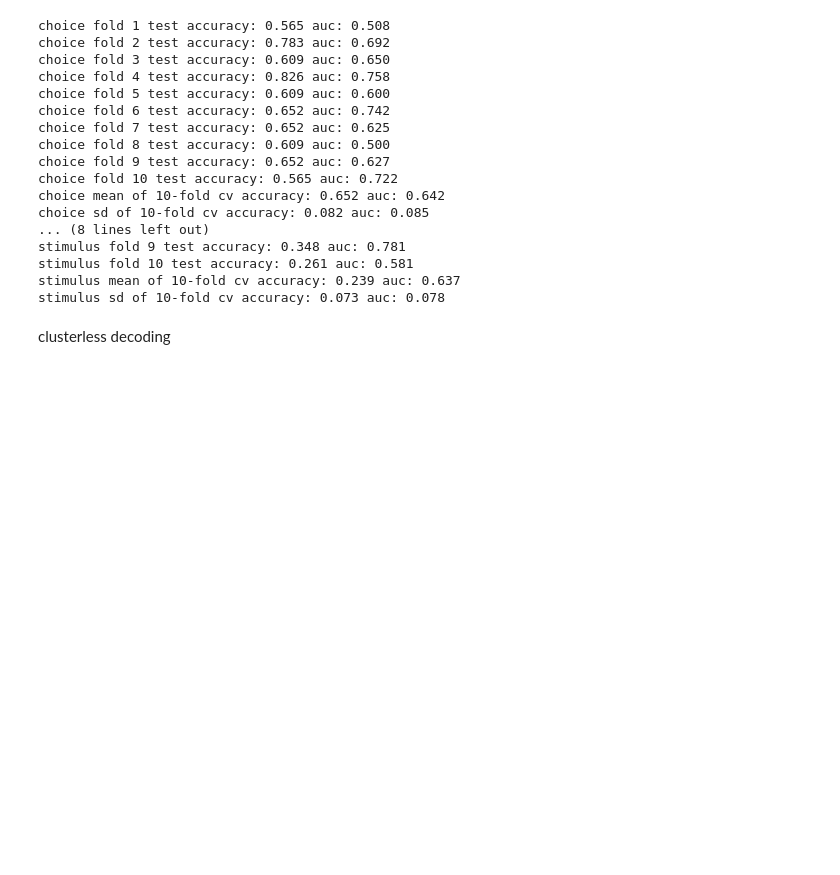
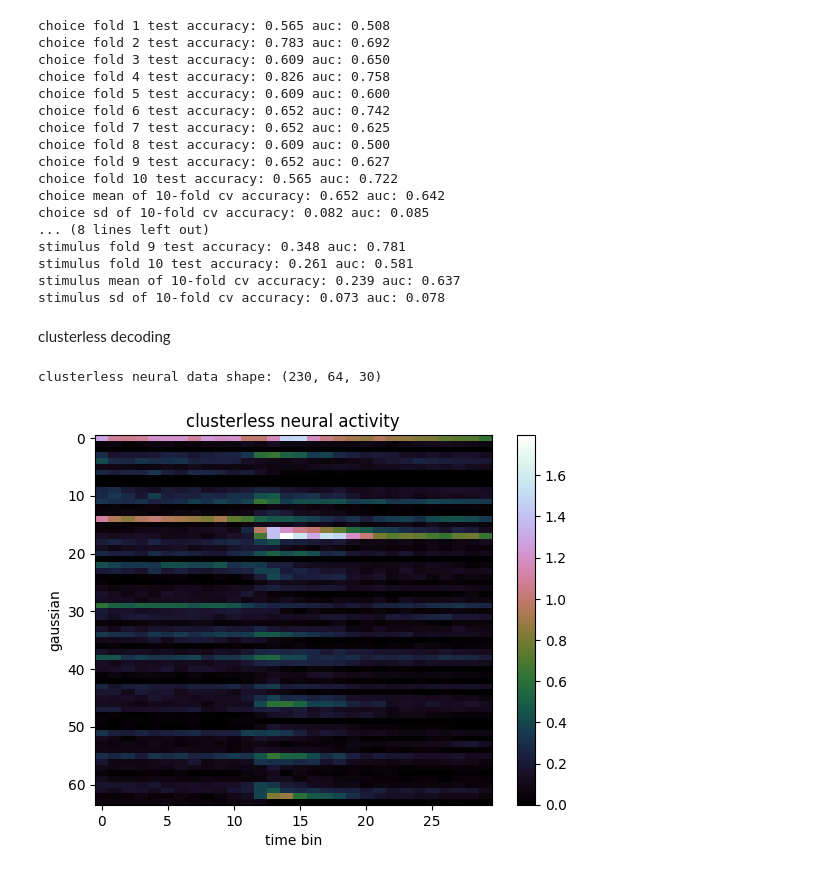
Before and after one commit to yzhang511/density_decoding, a Jupyter notebook: demo/dy_009_decode_regional.ipynb, the cells around one changed output. Cells and saved outputs as stored; diff of their text form; code cells hidden in the pictures; blank space fills up the shorter version.

```diff
--- a/demo/dy_009_decode_regional.ipynb
+++ b/demo/dy_009_decode_regional.ipynb
@@ -158,3 +158,33 @@ stimulus mean of 10-fold cv accuracy: 0.239 auc: 0.637
 stimulus sd of 10-fold cv accuracy: 0.073 auc: 0.078
 # %% [markdown]
 clusterless decoding
+# %%
+gmm_name = '../pretrained/danlab/Subjects/DY_009/best_bic_gmm'
+means = np.load(gmm_name + '_means.npy')
+covar = np.load(gmm_name + '_covariances.npy')
+loaded_gmm = GaussianMixture(n_components=len(means), covariance_type='full')
+loaded_gmm.precisions_cholesky_ = np.linalg.cholesky(np.linalg.inv(covar))
+loaded_gmm.weights_ = np.load(gmm_name + '_weights.npy')
+loaded_gmm.means_ = means
+loaded_gmm.covariances_ = covar
+# %%
+spike_labels = loaded_gmm.predict(spike_features)
+spike_probs = loaded_gmm.predict_proba(spike_features)
+# %%
+clusterless_neural_data = data_preprocess.compute_neural_activity(
+    (spike_times_unsorted, spike_labels, spike_probs),
+    stim_on_times,
+    'clusterless',
+    n_time_bins=30
+)
+print(f'clusterless neural data shape: {clusterless_neural_data.shape}')
+# %% [output]
+clusterless neural data shape: (230, 64, 30)
+# %%
+plt.imshow(clusterless_neural_data.mean(0), aspect='auto', cmap='cubehelix')
+plt.title('clusterless neural activity')
+plt.xlabel('time bin')
+plt.ylabel('gaussian')
+plt.colorbar();
+# %% [output]
+[figure, added]
```
Also changed, not shown: parts of 1 cell of this notebook, 1 other file.
